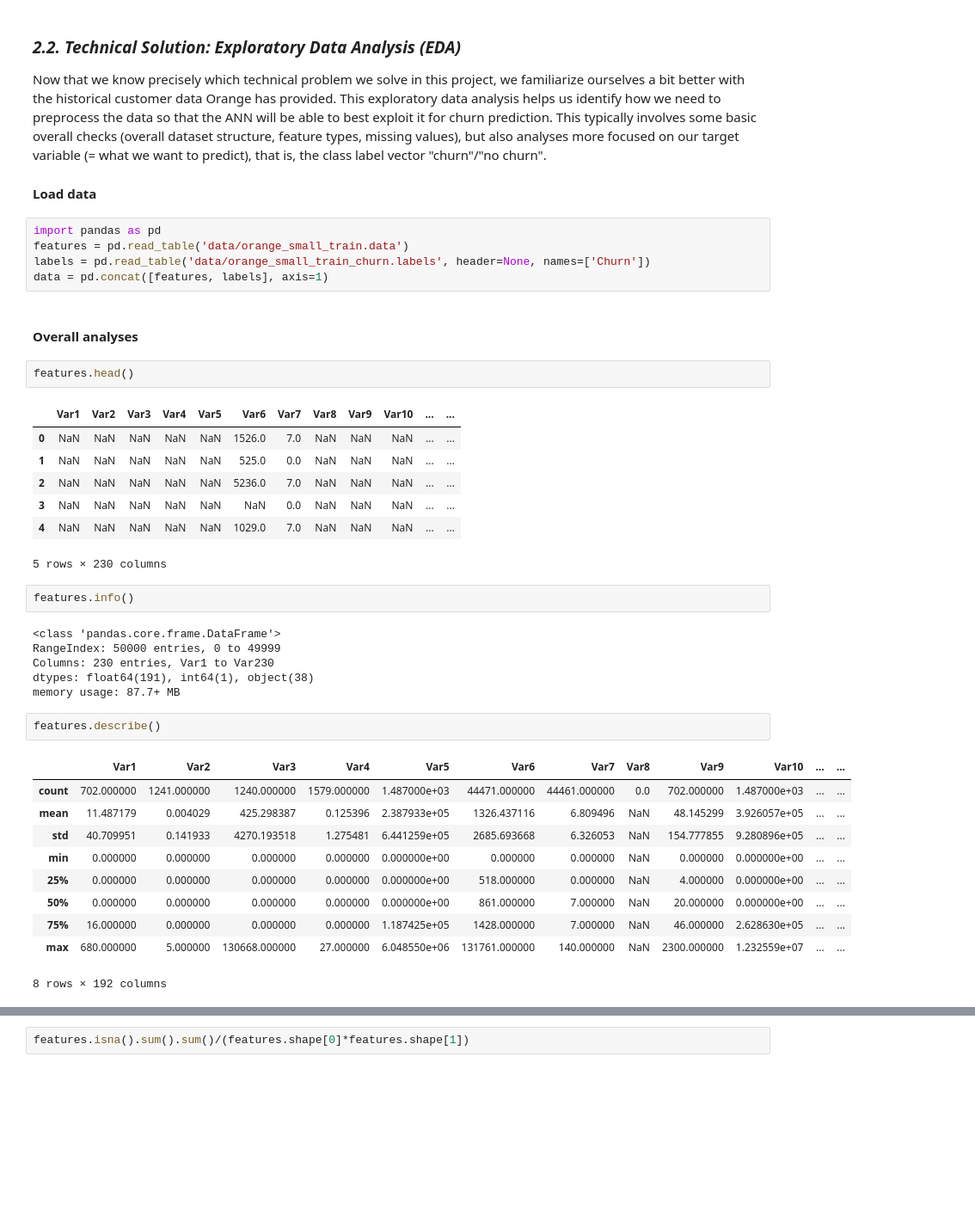
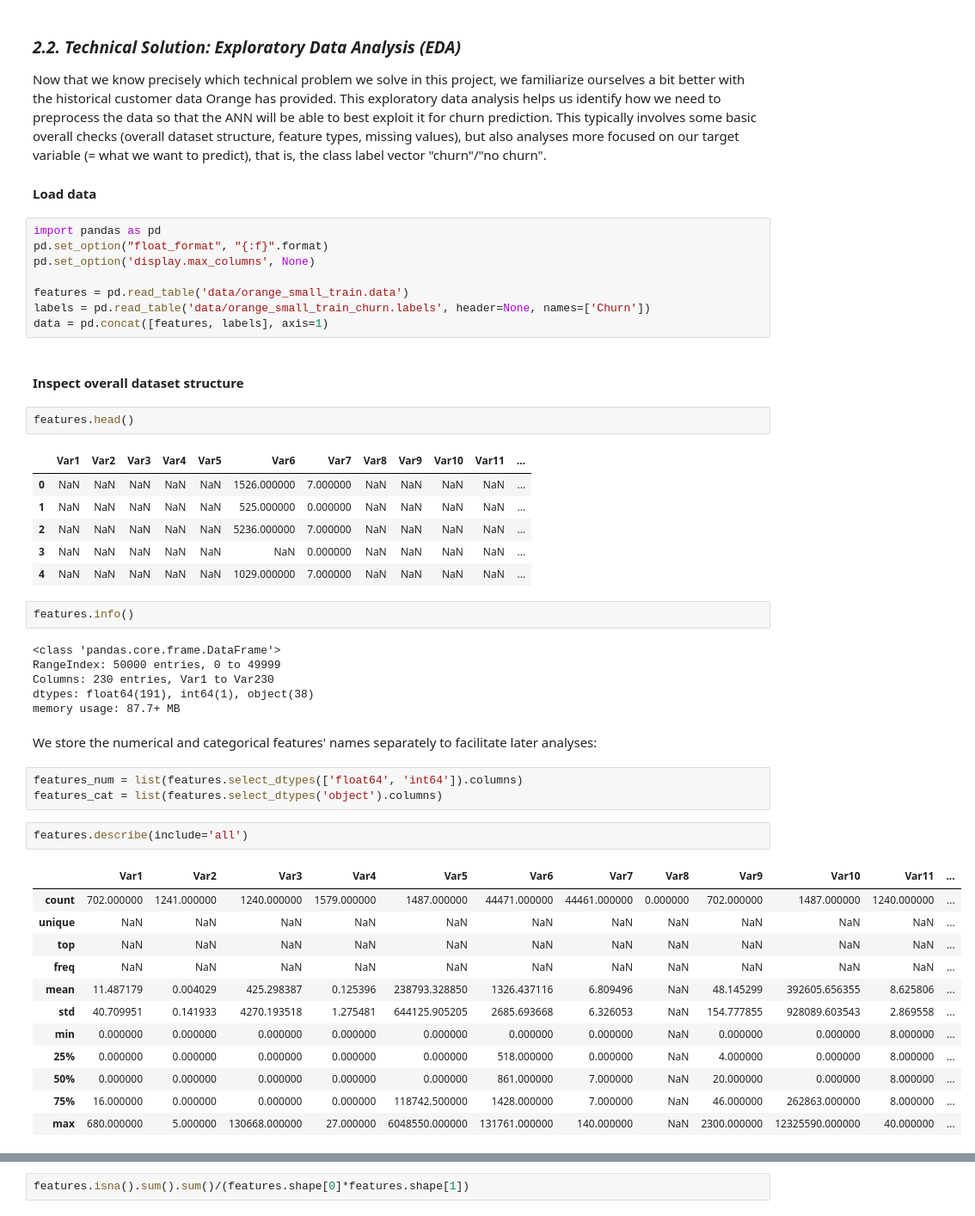
Before and after one commit to marc-feldmann/CustomerChurnPrediction, a Jupyter notebook: report.ipynb, the cells around one changed output, grey strips where cells are left out. Shown at 86% size. Saved outputs shown, nothing was run; the diff lists cells and outputs as text; blank space fills up the shorter version.

```diff
--- a/report.ipynb
+++ b/report.ipynb
@@ -74,21 +74,23 @@ Now that we know precisely which technical problem we solve in this project, we
 #### Load data
 # %%
 import pandas as pd
+pd.set_option("float_format", "{:f}".format)
+pd.set_option('display.max_columns', None)
+
 features = pd.read_table('data/orange_small_train.data')
 labels = pd.read_table('data/orange_small_train_churn.labels', header=None, names=['Churn'])
 data = pd.concat([features, labels], axis=1)
-# %% [markdown]
-#### Overall analyses
+# %% [markdown]
+#### Inspect overall dataset structure
 # %%
 features.head()
 # %% [output]
-|  | Var1 | Var2 | Var3 | Var4 | Var5 | Var6 | Var7 | Var8 | Var9 | Var10 | ... | ... |
-| 0 | NaN | NaN | NaN | NaN | NaN | 1526.0 | 7.0 | NaN | NaN | NaN | ... | ... |
-| 1 | NaN | NaN | NaN | NaN | NaN | 525.0 | 0.0 | NaN | NaN | NaN | ... | ... |
-| 2 | NaN | NaN | NaN | NaN | NaN | 5236.0 | 7.0 | NaN | NaN | NaN | ... | ... |
-| 3 | NaN | NaN | NaN | NaN | NaN | NaN | 0.0 | NaN | NaN | NaN | ... | ... |
-| 4 | NaN | NaN | NaN | NaN | NaN | 1029.0 | 7.0 | NaN | NaN | NaN | ... | ... |
+|  | Var1 | Var2 | Var3 | Var4 | Var5 | Var6 | Var7 | Var8 | Var9 | Var10 | Var11 | ... |
+| 0 | NaN | NaN | NaN | NaN | NaN | 1526.000000 | 7.000000 | NaN | NaN | NaN | NaN | ... |
+| 1 | NaN | NaN | NaN | NaN | NaN | 525.000000 | 0.000000 | NaN | NaN | NaN | NaN | ... |
+| 2 | NaN | NaN | NaN | NaN | NaN | 5236.000000 | 7.000000 | NaN | NaN | NaN | NaN | ... |
+| 3 | NaN | NaN | NaN | NaN | NaN | NaN | 0.000000 | NaN | NaN | NaN | NaN | ... |
+| 4 | NaN | NaN | NaN | NaN | NaN | 1029.000000 | 7.000000 | NaN | NaN | NaN | NaN | ... |
-5 rows × 230 columns
 # %%
 features.info()
 # %% [output]
@@ -97,17 +99,24 @@ RangeIndex: 50000 entries, 0 to 49999
 Columns: 230 entries, Var1 to Var230
 dtypes: float64(191), int64(1), object(38)
 memory usage: 87.7+ MB
+# %% [markdown]
+We store the numerical and categorical features' names separately to facilitate later analyses:
+# %%
+features_num = list(features.select_dtypes(['float64', 'int64']).columns)
+features_cat = list(features.select_dtypes('object').columns)
 # %%
-features.describe()
+features.describe(include='all')
 # %% [output]
-|  | Var1 | Var2 | Var3 | Var4 | Var5 | Var6 | Var7 | Var8 | Var9 | Var10 | ... | ... |
-| count | 702.000000 | 1241.000000 | 1240.000000 | 1579.000000 | 1.487000e+03 | 44471.000000 | 44461.000000 | 0.0 | 702.000000 | 1.487000e+03 | ... | ... |
-| mean | 11.487179 | 0.004029 | 425.298387 | 0.125396 | 2.387933e+05 | 1326.437116 | 6.809496 | NaN | 48.145299 | 3.926057e+05 | ... | ... |
-| std | 40.709951 | 0.141933 | 4270.193518 | 1.275481 | 6.441259e+05 | 2685.693668 | 6.326053 | NaN | 154.777855 | 9.280896e+05 | ... | ... |
-| min | 0.000000 | 0.000000 | 0.000000 | 0.000000 | 0.000000e+00 | 0.000000 | 0.000000 | NaN | 0.000000 | 0.000000e+00 | ... | ... |
-| 25% | 0.000000 | 0.000000 | 0.000000 | 0.000000 | 0.000000e+00 | 518.000000 | 0.000000 | NaN | 4.000000 | 0.000000e+00 | ... | ... |
-| 50% | 0.000000 | 0.000000 | 0.000000 | 0.000000 | 0.000000e+00 | 861.000000 | 7.000000 | NaN | 20.000000 | 0.000000e+00 | ... | ... |
-| 75% | 16.000000 | 0.000000 | 0.000000 | 0.000000 | 1.187425e+05 | 1428.000000 | 7.000000 | NaN | 46.000000 | 2.628630e+05 | ... | ... |
-| max | 680.000000 | 5.000000 | 130668.000000 | 27.000000 | 6.048550e+06 | 131761.000000 | 140.000000 | NaN | 2300.000000 | 1.232559e+07 | ... | ... |
+|  | Var1 | Var2 | Var3 | Var4 | Var5 | Var6 | Var7 | Var8 | Var9 | Var10 | Var11 | ... |
+| count | 702.000000 | 1241.000000 | 1240.000000 | 1579.000000 | 1487.000000 | 44471.000000 | 44461.000000 | 0.000000 | 702.000000 | 1487.000000 | 1240.000000 | ... |
+| unique | NaN | NaN | NaN | NaN | NaN | NaN | NaN | NaN | NaN | NaN | NaN | ... |
+| top | NaN | NaN | NaN | NaN | NaN | NaN | NaN | NaN | NaN | NaN | NaN | ... |
+| freq | NaN | NaN | NaN | NaN | NaN | NaN | NaN | NaN | NaN | NaN | NaN | ... |
+| mean | 11.487179 | 0.004029 | 425.298387 | 0.125396 | 238793.328850 | 1326.437116 | 6.809496 | NaN | 48.145299 | 392605.656355 | 8.625806 | ... |
+| std | 40.709951 | 0.141933 | 4270.193518 | 1.275481 | 644125.905205 | 2685.693668 | 6.326053 | NaN | 154.777855 | 928089.603543 | 2.869558 | ... |
+| min | 0.000000 | 0.000000 | 0.000000 | 0.000000 | 0.000000 | 0.000000 | 0.000000 | NaN | 0.000000 | 0.000000 | 8.000000 | ... |
+| 25% | 0.000000 | 0.000000 | 0.000000 | 0.000000 | 0.000000 | 518.000000 | 0.000000 | NaN | 4.000000 | 0.000000 | 8.000000 | ... |
+| 50% | 0.000000 | 0.000000 | 0.000000 | 0.000000 | 0.000000 | 861.000000 | 7.000000 | NaN | 20.000000 | 0.000000 | 8.000000 | ... |
+| 75% | 16.000000 | 0.000000 | 0.000000 | 0.000000 | 118742.500000 | 1428.000000 | 7.000000 | NaN | 46.000000 | 262863.000000 | 8.000000 | ... |
+| max | 680.000000 | 5.000000 | 130668.000000 | 27.000000 | 6048550.000000 | 131761.000000 | 140.000000 | NaN | 2300.000000 | 12325590.000000 | 40.000000 | ... |
-8 rows × 192 columns
 # %% [markdown]
```
Also changed, not shown: parts of 7 cells of this notebook, 1 other file.
